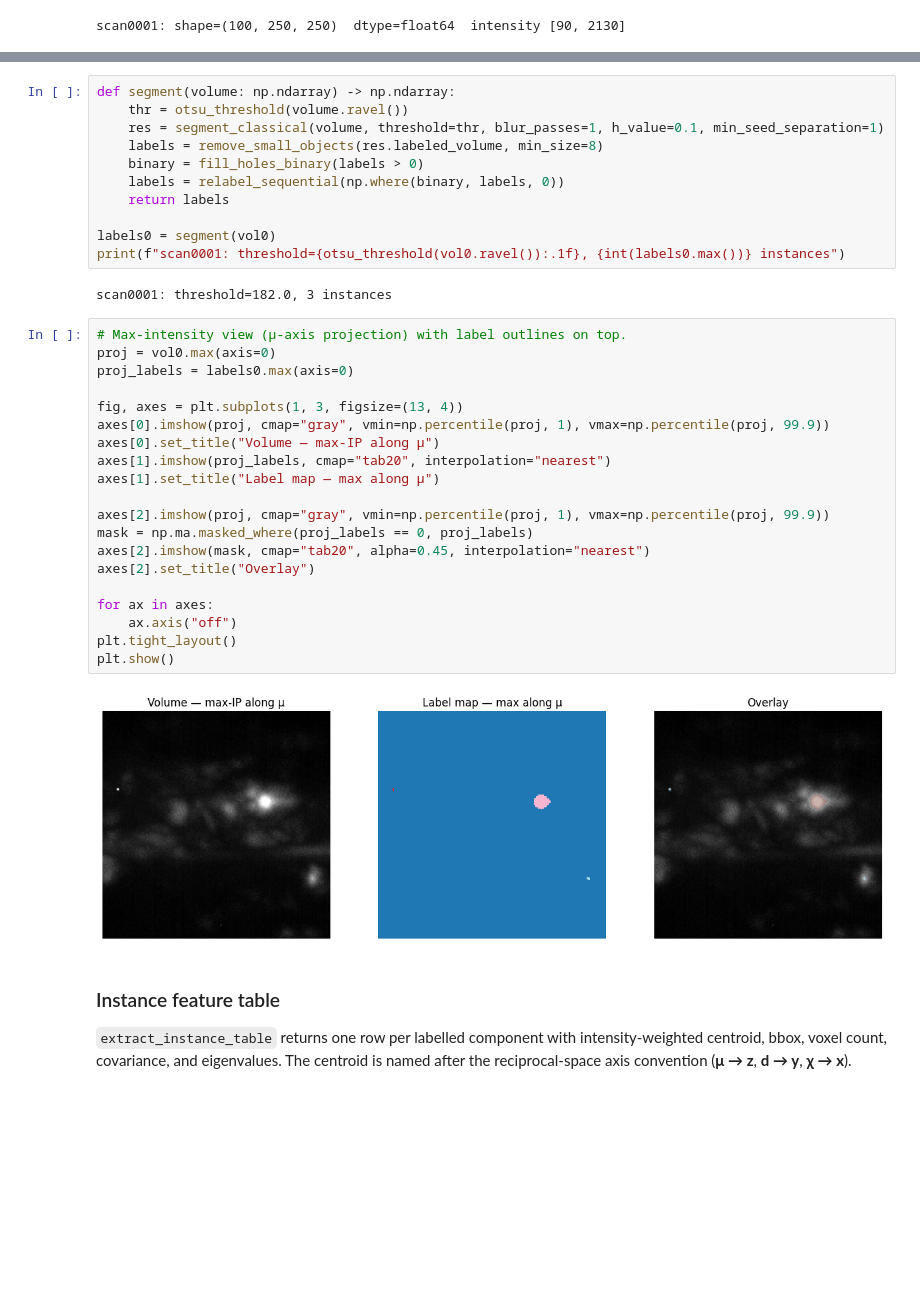
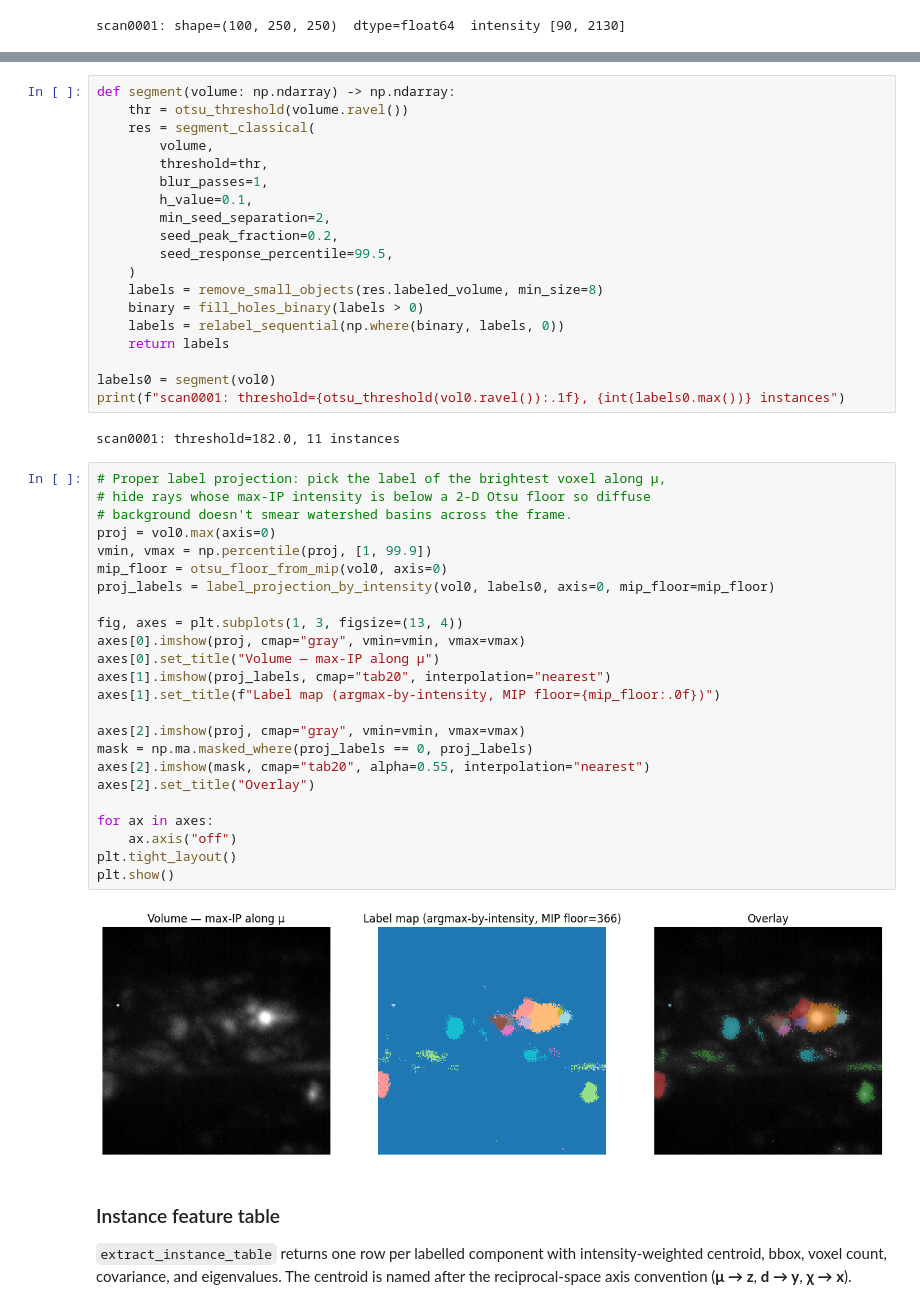
Before and after one commit to BASE-Laboratory/BraggTrack, a Jupyter notebook: notebooks/braggtrack_demo.ipynb, the cells around one changed output, grey strips where cells are left out. Saved outputs shown, nothing was run; the diff lists cells and outputs as text; blank space fills up the shorter version.

```diff
--- a/notebooks/braggtrack_demo.ipynb
+++ b/notebooks/braggtrack_demo.ipynb
@@ -88,7 +99,15 @@ scan0001: shape=(100, 250, 250)  dtype=float64  intensity [90, 2130]
 # %%
 def segment(volume: np.ndarray) -> np.ndarray:
     thr = otsu_threshold(volume.ravel())
-    res = segment_classical(volume, threshold=thr, blur_passes=1, h_value=0.1, min_seed_separation=1)
+    res = segment_classical(
+        volume,
+        threshold=thr,
+        blur_passes=1,
+        h_value=0.1,
+        min_seed_separation=2,
+        seed_peak_fraction=0.2,
+        seed_response_percentile=99.5,
+    )
     labels = remove_small_objects(res.labeled_volume, min_size=8)
     binary = fill_holes_binary(labels > 0)
     labels = relabel_sequential(np.where(binary, labels, 0))
@@ -97,29 +116,33 @@ def segment(volume: np.ndarray) -> np.ndarray:
 labels0 = segment(vol0)
 print(f"scan0001: threshold={otsu_threshold(vol0.ravel()):.1f}, {int(labels0.max())} instances")
 # %% [output]
-scan0001: threshold=182.0, 3 instances
+scan0001: threshold=182.0, 11 instances
 # %%
-# Max-intensity view (μ-axis projection) with label outlines on top.
+# Proper label projection: pick the label of the brightest voxel along μ,
+# hide rays whose max-IP intensity is below a 2-D Otsu floor so diffuse
+# background doesn't smear watershed basins across the frame.
 proj = vol0.max(axis=0)
-proj_labels = labels0.max(axis=0)
+vmin, vmax = np.percentile(proj, [1, 99.9])
+mip_floor = otsu_floor_from_mip(vol0, axis=0)
+proj_labels = label_projection_by_intensity(vol0, labels0, axis=0, mip_floor=mip_floor)
 
 fig, axes = plt.subplots(1, 3, figsize=(13, 4))
-axes[0].imshow(proj, cmap="gray", vmin=np.percentile(proj, 1), vmax=np.percentile(proj, 99.9))
+axes[0].imshow(proj, cmap="gray", vmin=vmin, vmax=vmax)
 axes[0].set_title("Volume — max-IP along μ")
 axes[1].imshow(proj_labels, cmap="tab20", interpolation="nearest")
-axes[1].set_title("Label map — max along μ")
+axes[1].set_title(f"Label map (argmax-by-intensity, MIP floor={mip_floor:.0f})")
 
-axes[2].imshow(proj, cmap="gray", vmin=np.percentile(proj, 1), vmax=np.percentile(proj, 99.9))
+axes[2].imshow(proj, cmap="gray", vmin=vmin, vmax=vmax)
 mask = np.ma.masked_where(proj_labels == 0, proj_labels)
-axes[2].imshow(mask, cmap="tab20", alpha=0.45, interpolation="nearest")
+axes[2].imshow(mask, cmap="tab20", alpha=0.55, interpolation="nearest")
 axes[2].set_title("Overlay")
 
 for ax in axes:
     ax.axis("off")
 plt.tight_layout()
 plt.show()
 # %% [output]
-[figure, old version]
+[figure, new version]
 # %% [markdown]
 ### Instance feature table
 
```
Also changed, not shown: parts of 16 cells of this notebook, 6 other files.
